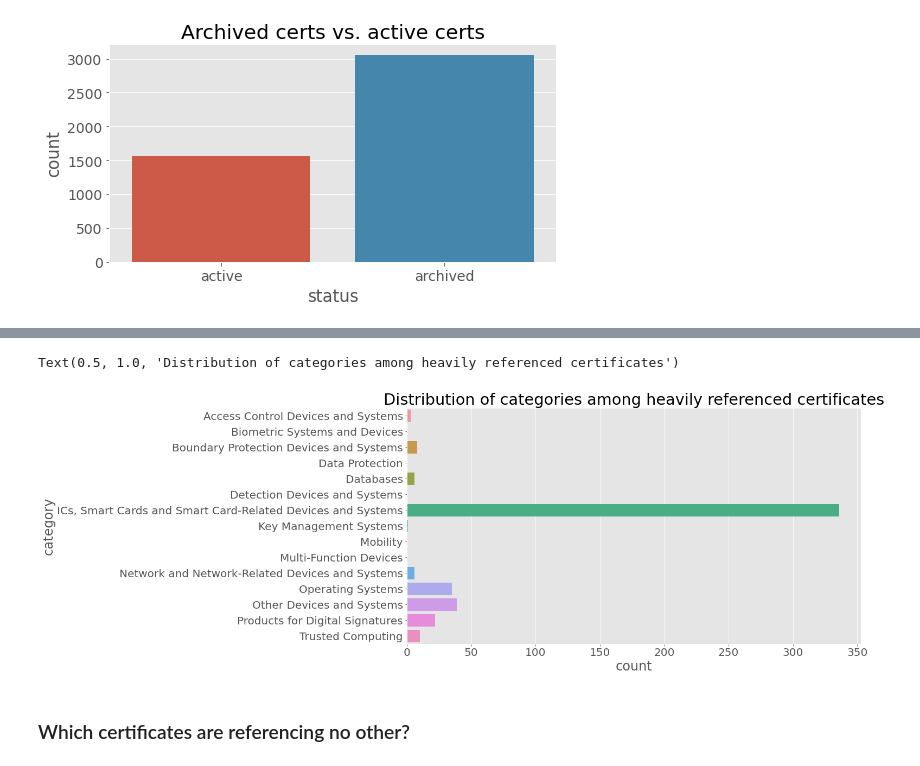
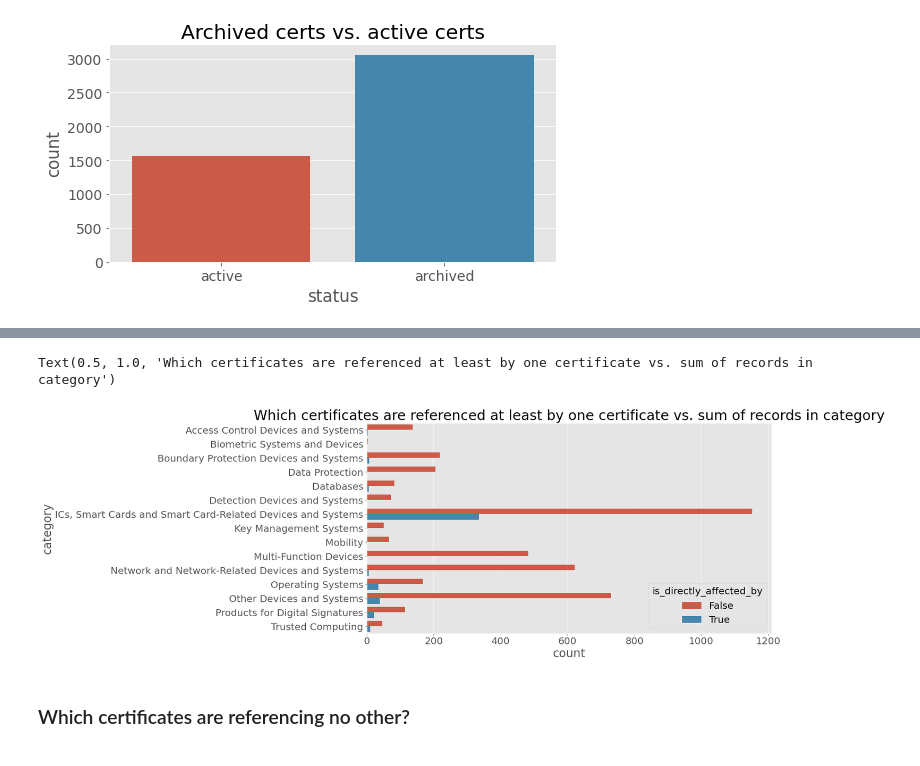
Before and after one commit to crocs-muni/sec-certs, a Jupyter notebook: notebooks/cc/dependency_analysis.ipynb, the cells around one changed output, grey strips where cells are left out. Cells and saved outputs as stored; diff of their text form; code cells hidden in the pictures.

```diff
--- a/notebooks/cc/dependency_analysis.ipynb
+++ b/notebooks/cc/dependency_analysis.ipynb
@@ -109,9 +109,17 @@ Text(0.5, 1.0, 'Archived certs vs. active certs')
 # %%
-# TODO - Cell 13 does plots certificates "referenced at least once", which is not "heavily referenced" IMO.
+def is_directly_affected_by(references):
+    if references is np.nan:
+        return False
+
+    return True
+
 def count_directly_affected_by(references):
+    if references is np.nan:
+        return np.nan
     return len(references)
 
-directly_affected_by_df = df[df["directly_affected_by"].notna()].copy()
+directly_affected_by_df = df.copy()
+directly_affected_by_df["is_directly_affected_by"] = df["directly_affected_by"].apply(is_directly_affected_by)
 directly_affected_by_df["directly_affected_by_sum"] = directly_affected_by_df["directly_affected_by"].apply(count_directly_affected_by)
 directly_affected_by_df.sort_values(by="directly_affected_by_sum", ascending=False, inplace=True)
 directly_affected_by_df.head()
@@ -127,10 +135,10 @@ directly_affected_by_df.head()
-# %%
-plt.figure(figsize=(15,8))
-plt.rcParams.update({'font.size': 20})
-sns.countplot(y=directly_affected_by_df["category"]).set_title("Distribution of categories among heavily referenced certificates")
-# %% [output]
-Text(0.5, 1.0, 'Distribution of categories among heavily referenced certificates')
-[figure, removed]
+# %%
+plt.figure(figsize=(15,8))
+plt.rcParams.update({'font.size': 20})
+sns.countplot(y=directly_affected_by_df["category"], hue=directly_affected_by_df["is_directly_affected_by"]).set_title("Which certificates are referenced at least by one certificate vs. sum of records in category")
+# %% [output]
+Text(0.5, 1.0, 'Which certificates are referenced at least by one certificate vs. sum of records in category')
+[figure, added]
 # %% [markdown]
 ### Which certificates are referencing no other?
 # %%
```
Also changed, not shown: parts of 11 cells of this notebook.
